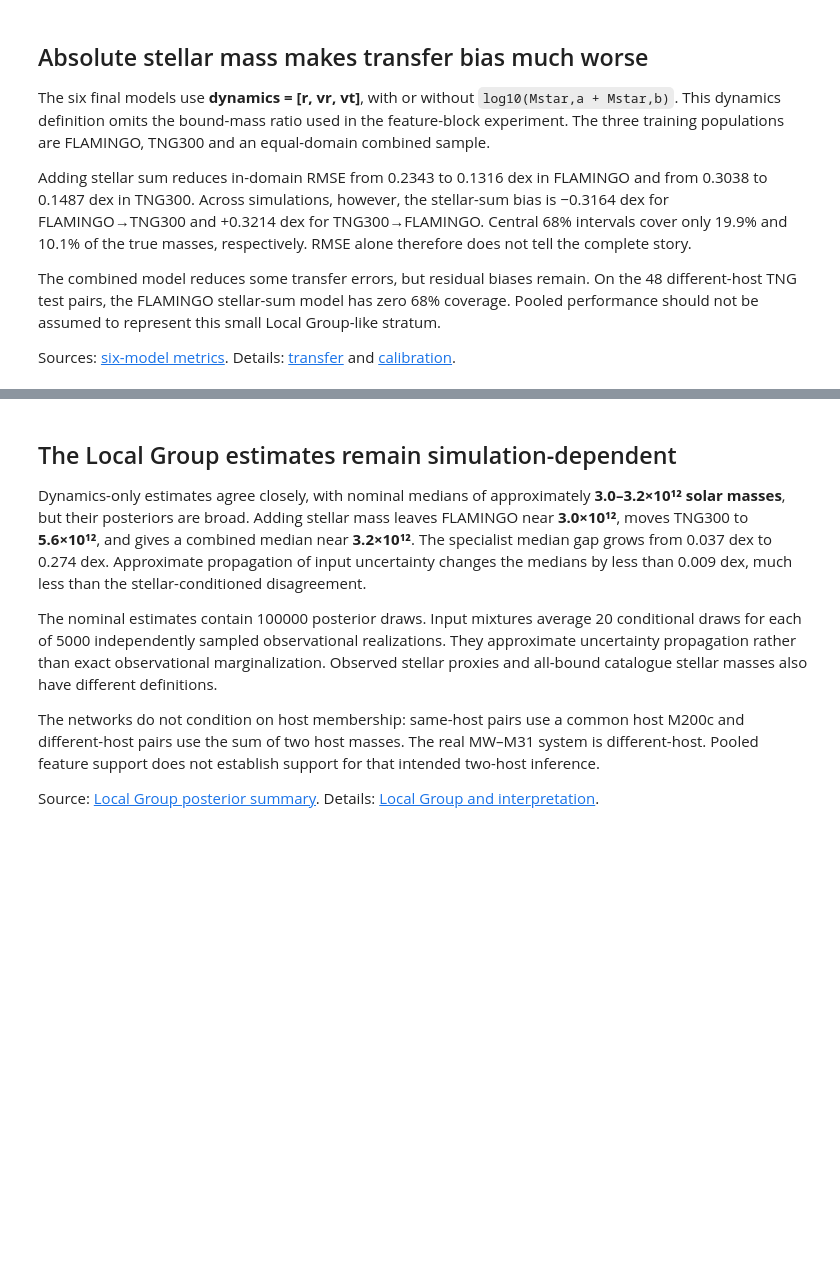
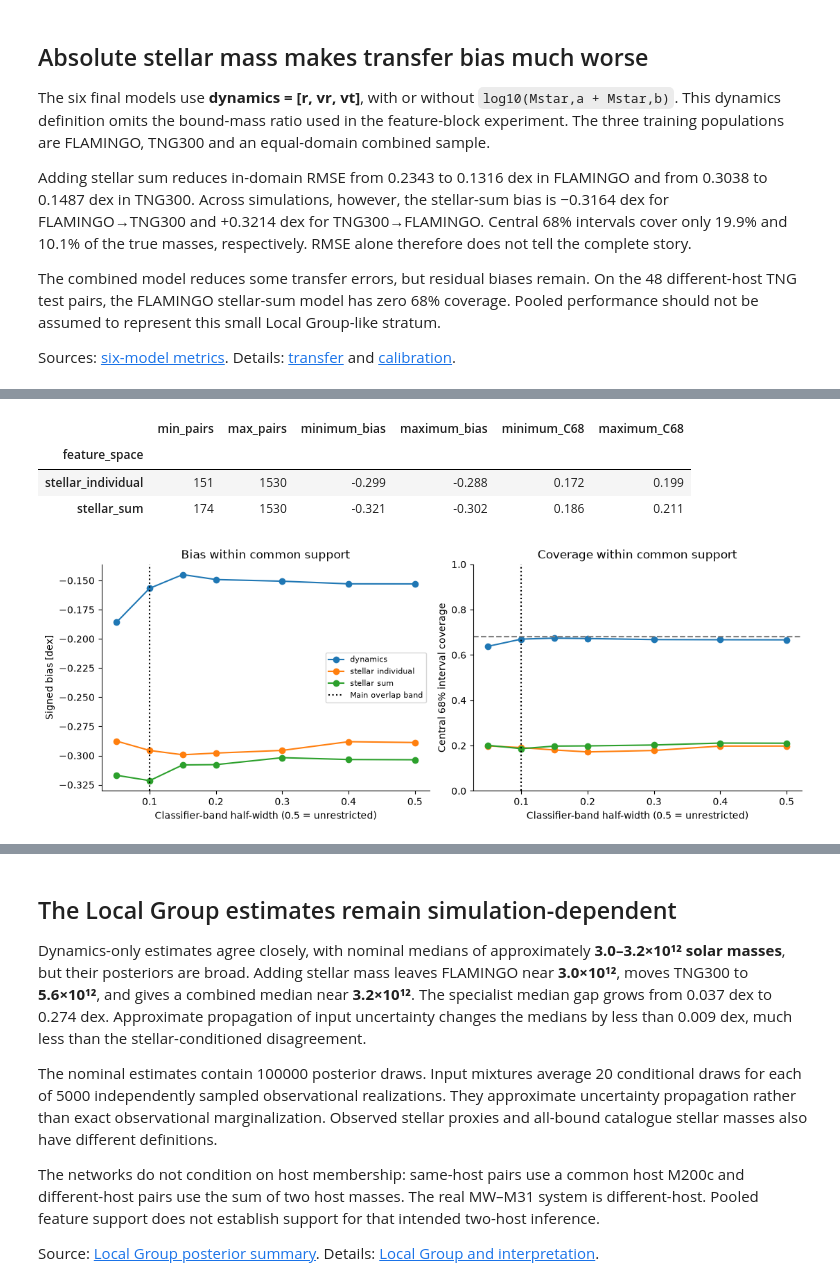
Before and after one commit to Abeer23578/masters-thesis-cross-simulation-robustness-of-npe-for-local-group-mass-inference, a Jupyter notebook: notebooks/key_results_from_the_thesis.ipynb, the cells around one changed output, grey strips where cells are left out. Saved outputs shown, nothing was run; the diff lists cells and outputs as text; code cells hidden in the pictures; blank space fills up the shorter version.

Commit message:
adding common support and sample size justification

```diff
--- a/notebooks/key_results_from_the_thesis.ipynb
+++ b/notebooks/key_results_from_the_thesis.ipynb
@@ -191,0 +378,26 @@ assert np.isclose(alt_stellar.coverage68, .016, atol=.001)
+# %%
+bands = table('competing/common_support_band_sensitivity.csv')
+stars = bands.loc[bands.feature_space.isin(['stellar_individual','stellar_sum'])]
+assert (stars.bias < 0).all() and (stars.coverage68 < .25).all()
+display(stars.groupby('feature_space').agg(min_pairs=('n','min'),max_pairs=('n','max'),
+    minimum_bias=('bias','min'),maximum_bias=('bias','max'),
+    minimum_C68=('coverage68','min'),maximum_C68=('coverage68','max')).round(3))
+fig,axes=plt.subplots(1,2,figsize=(11,4),layout='constrained')
+for feature in ['dynamics','stellar_individual','stellar_sum']:
+    part=bands.loc[bands.feature_space == feature].sort_values('half_width')
+    label=feature.replace('_',' ')
+    axes[0].plot(part.half_width,part.bias,'o-',label=label)
+    axes[1].plot(part.half_width,part.coverage68,'o-',label=label)
+for ax in axes:
+    ax.axvline(.1,color='black',ls=':',label='Main overlap band')
+    ax.set_xlabel('Classifier-band half-width (0.5 = unrestricted)')
+axes[0].set(ylabel='Signed bias [dex]',title='Bias within common support')
+axes[1].axhline(.68,color='gray',ls='--')
+axes[1].set(ylabel='Central 68% interval coverage',ylim=(0,1),title='Coverage within common support')
+axes[0].legend(fontsize=8);plt.show()
+# %% [output]
+|  | min_pairs | max_pairs | minimum_bias | maximum_bias | minimum_C68 | maximum_C68 |
+| feature_space |  |  |  |  |  |  |
+| stellar_individual | 151 | 1530 | -0.299 | -0.288 | 0.172 | 0.199 |
+| stellar_sum | 174 | 1530 | -0.321 | -0.302 | 0.186 | 0.211 |
+[figure, added]
```
Also changed, not shown: parts of 25 cells of this notebook, 2 other files.
